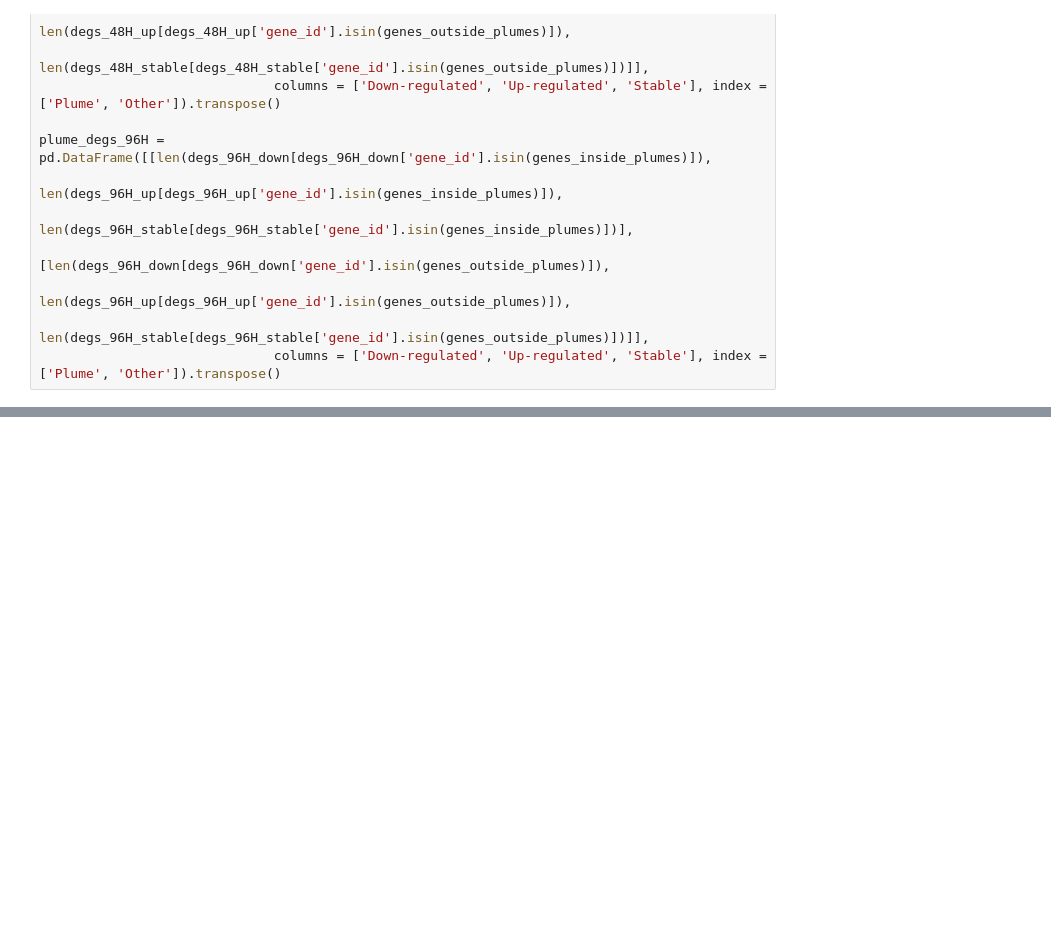
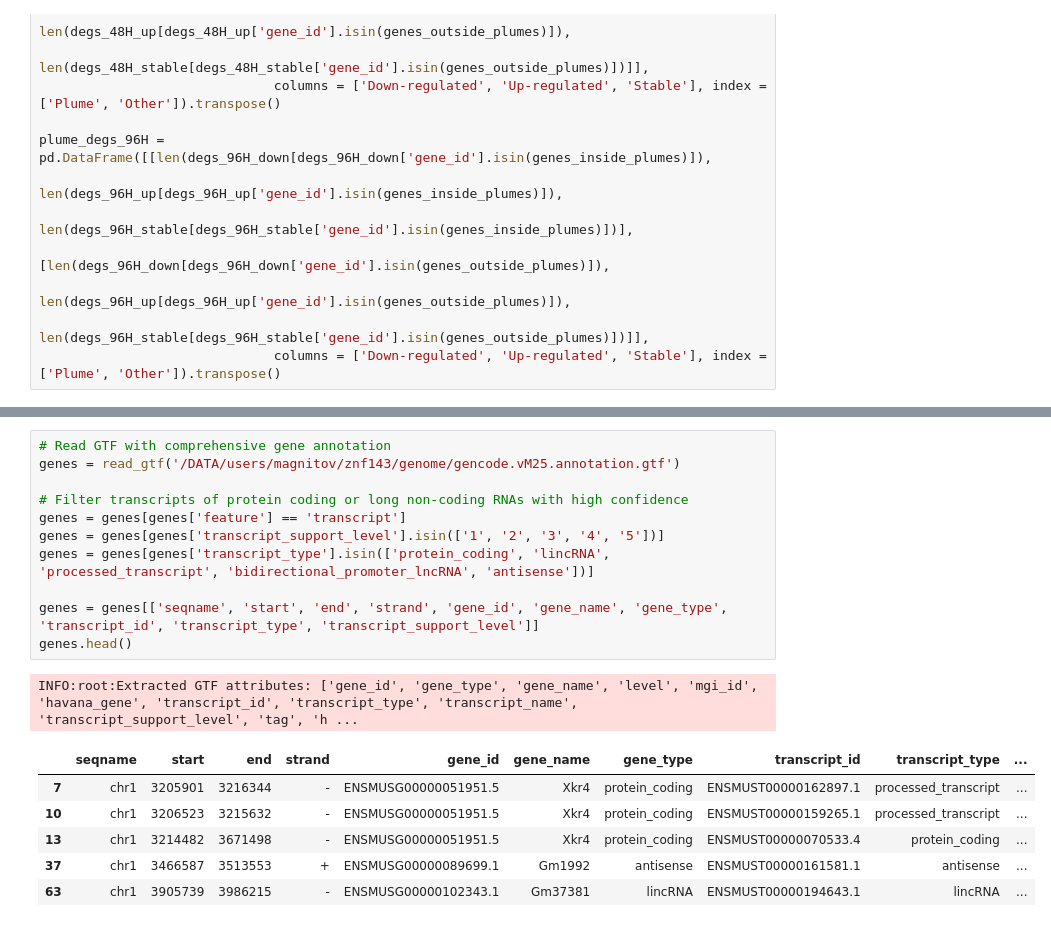
Before and after one commit to magnitov/fountains, a Jupyter notebook: 08_degs_wapl_ctcf.ipynb, the cells around one changed output, grey strips where cells are left out. Cells and saved outputs as stored; diff of their text form; blank space fills up the shorter version.

```diff
--- a/08_degs_wapl_ctcf.ipynb
+++ b/08_degs_wapl_ctcf.ipynb
@@ -510,0 +582,19 @@ plt.show()
+# %%
+# Read GTF with comprehensive gene annotation
+genes = read_gtf('/DATA/users/magnitov/znf143/genome/gencode.vM25.annotation.gtf')
+
+# Filter transcripts of protein coding or long non-coding RNAs with high confidence
+genes = genes[genes['feature'] == 'transcript']
+genes = genes[genes['transcript_support_level'].isin(['1', '2', '3', '4', '5'])]
+genes = genes[genes['transcript_type'].isin(['protein_coding', 'lincRNA', 'processed_transcript', 'bidirectional_promoter_lncRNA', 'antisense'])]
+
+genes = genes[['seqname', 'start', 'end', 'strand', 'gene_id', 'gene_name', 'gene_type', 'transcript_id', 'transcript_type', 'transcript_support_level']]
+genes.head()
+# %% [output]
+INFO:root:Extracted GTF attributes: ['gene_id', 'gene_type', 'gene_name', 'level', 'mgi_id', 'havana_gene', 'transcript_id', 'transcript_type', 'transcript_name', 'transcript_support_level', 'tag', 'h ...
+|  | seqname | start | end | strand | gene_id | gene_name | gene_type | transcript_id | transcript_type | ... |
+| 7 | chr1 | 3205901 | 3216344 | - | ENSMUSG00000051951.5 | Xkr4 | protein_coding | ENSMUST00000162897.1 | processed_transcript | ... |
+| 10 | chr1 | 3206523 | 3215632 | - | ENSMUSG00000051951.5 | Xkr4 | protein_coding | ENSMUST00000159265.1 | processed_transcript | ... |
+| 13 | chr1 | 3214482 | 3671498 | - | ENSMUSG00000051951.5 | Xkr4 | protein_coding | ENSMUST00000070533.4 | protein_coding | ... |
+| 37 | chr1 | 3466587 | 3513553 | + | ENSMUSG00000089699.1 | Gm1992 | antisense | ENSMUST00000161581.1 | antisense | ... |
+| 63 | chr1 | 3905739 | 3986215 | - | ENSMUSG00000102343.1 | Gm37381 | lincRNA | ENSMUST00000194643.1 | lincRNA | ... |
```
Also changed, not shown: parts of 36 cells of this notebook, 1 other file.
